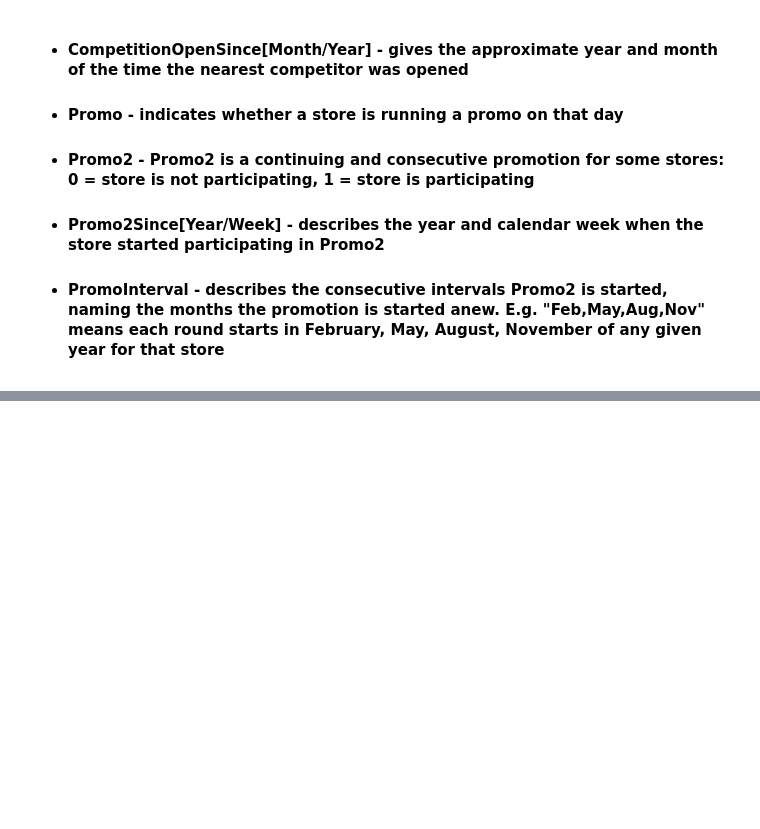
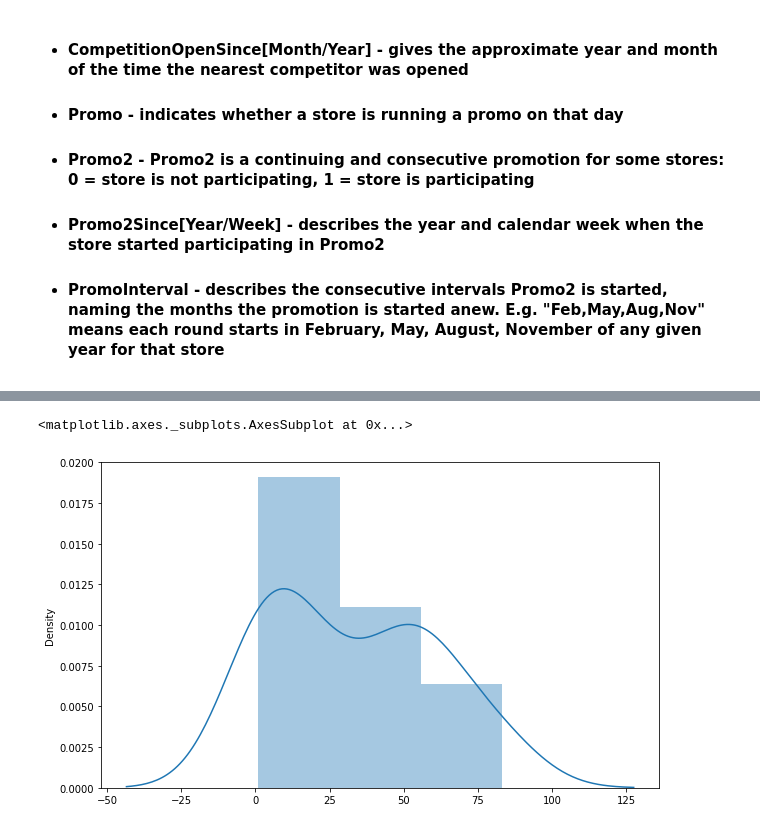
Before and after one commit to ArunPrasath1205/Retail-Sales-Prediction-ML-Project, a Jupyter notebook: Rossmann_Sales_Prediction_AP_Capstone_Project.ipynb, the cells around one changed output, grey strips where cells are left out. Drawn from its saved outputs; the diff is of its cells as text; code cells hidden in the pictures; blank space fills up the shorter version.

```diff
--- a/Rossmann_Sales_Prediction_AP_Capstone_Project.ipynb
+++ b/Rossmann_Sales_Prediction_AP_Capstone_Project.ipynb
@@ -35,0 +268,6 @@
+# %%
+plt.subplots(figsize=(10, 6))
+sns.distplot(x = store_df["CompetitionOpenSinceYear"].value_counts())
+# %% [output]
+<matplotlib.axes._subplots.AxesSubplot at 0x...>
+[figure, added]
```
Also changed, not shown: parts of 40 cells of this notebook.
